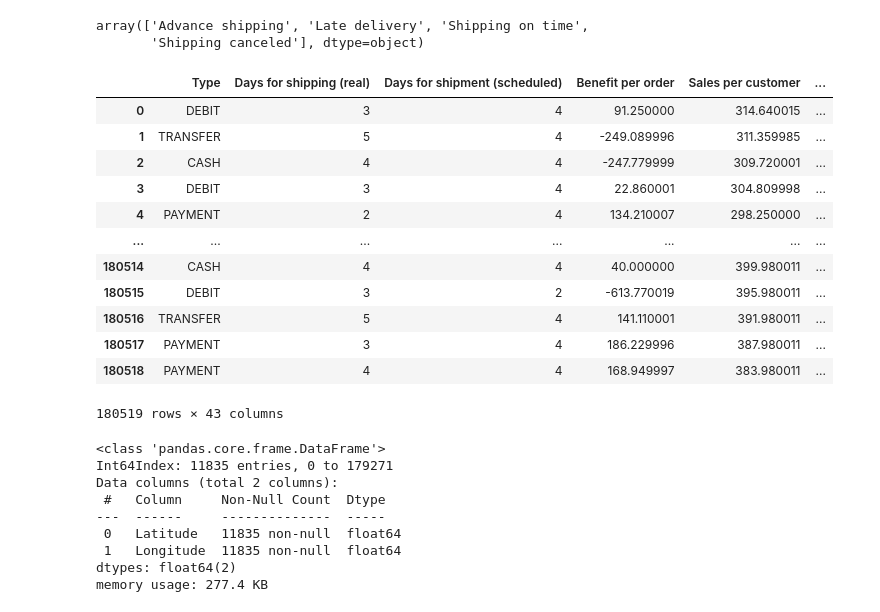
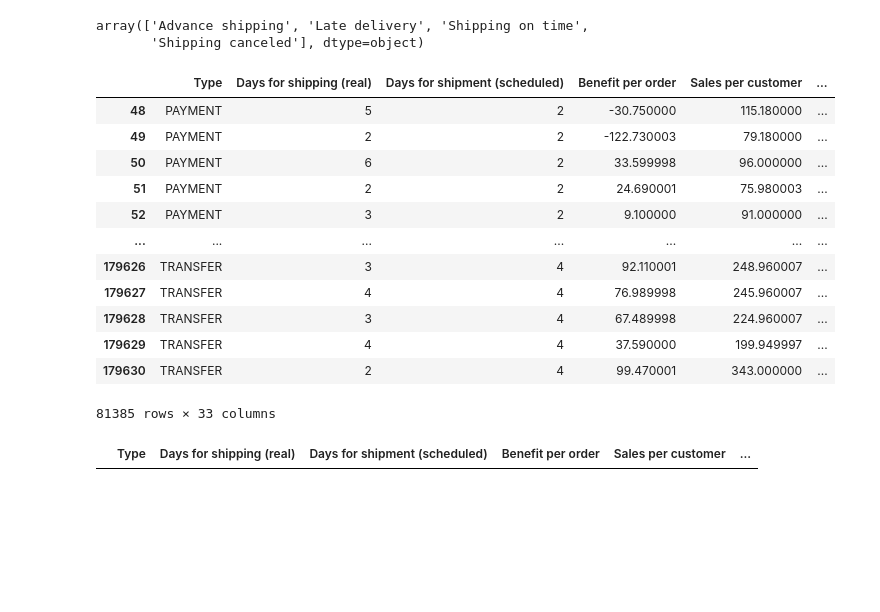
Before and after one commit to miladziekanowska/supply-chain-analysis, a Jupyter notebook: Initial_analysis.ipynb, the cells around one changed output. Drawn from its saved outputs; the diff is of its cells as text; code cells hidden in the pictures; blank space fills up the shorter version.

Commit message:
Added data_cleaning and supply_chain_data_cleaned.csv, also altered Initial_analysis.ipynb

```diff
--- a/Initial_analysis.ipynb
+++ b/Initial_analysis.ipynb
@@ -53,6 +53,7 @@ df = df.drop(['Customer Email', 'Customer Fname', 'Customer Lname',
               'Order Zipcode', 'Product Description', 'Product Image',
               'Product Category Id', 'Category Name', 'Department Name',
               'Order Customer Id','Order Item Cardprod Id', 'Product Name',
-             'Order Profit Per Order', 'Customer City', 'Order Item Product Price',
-             'Order State', 'Order City', ], axis=1)
+             'Latitude', 'Longitude', 'Delivery Status', 'Late_delivery_risk',
+             'Order City', 'Sales', 'Product Status', 'Customer City',
+             'Order State', 'Market'], axis=1)
 # %%
@@ -78,3 +77,7 @@ df.describe(include='all')
+# %%
+decimals = pd.Series([3, 3, 3, 3, 3], index=['Benefit per order', 'Sales per customer', 'Order Item Discount', 'Order Item Total',
+            'Order Profit Per Order'])
+df = df.round(decimals)
 # %%
 df = df.rename(columns={'shipping date (DateOrders)': 'Shipping date',
                        'order date (DateOrders)': 'Order date'})
@@ -117,34 +120,27 @@ df['Delivery Status'].unique()
 array(['Advance shipping', 'Late delivery', 'Shipping on time',
        'Shipping canceled'], dtype=object)
 # %%
-df[df['Market'] != df['Order Region']]
+df[df['Sales'] != df['Product Price']]
 # %% [output]
 |  | Type | Days for shipping (real) | Days for shipment (scheduled) | Benefit per order | Sales per customer | ... |
-| 0 | DEBIT | 3 | 4 | 91.250000 | 314.640015 | ... |
-| 1 | TRANSFER | 5 | 4 | -249.089996 | 311.359985 | ... |
-| 2 | CASH | 4 | 4 | -247.779999 | 309.720001 | ... |
-| 3 | DEBIT | 3 | 4 | 22.860001 | 304.809998 | ... |
-| 4 | PAYMENT | 2 | 4 | 134.210007 | 298.250000 | ... |
+| 48 | PAYMENT | 5 | 2 | -30.750000 | 115.180000 | ... |
+| 49 | PAYMENT | 2 | 2 | -122.730003 | 79.180000 | ... |
+| 50 | PAYMENT | 6 | 2 | 33.599998 | 96.000000 | ... |
+| 51 | PAYMENT | 2 | 2 | 24.690001 | 75.980003 | ... |
+| 52 | PAYMENT | 3 | 2 | 9.100000 | 91.000000 | ... |
 | ... | ... | ... | ... | ... | ... | ... |
-| 180514 | CASH | 4 | 4 | 40.000000 | 399.980011 | ... |
-| 180515 | DEBIT | 3 | 2 | -613.770019 | 395.980011 | ... |
-| 180516 | TRANSFER | 5 | 4 | 141.110001 | 391.980011 | ... |
-| 180517 | PAYMENT | 3 | 4 | 186.229996 | 387.980011 | ... |
-| 180518 | PAYMENT | 4 | 4 | 168.949997 | 383.980011 | ... |
+| 179626 | TRANSFER | 3 | 4 | 92.110001 | 248.960007 | ... |
+| 179627 | TRANSFER | 4 | 4 | 76.989998 | 245.960007 | ... |
+| 179628 | TRANSFER | 3 | 4 | 67.489998 | 224.960007 | ... |
+| 179629 | TRANSFER | 4 | 4 | 37.590000 | 199.949997 | ... |
+| 179630 | TRANSFER | 2 | 4 | 99.470001 | 343.000000 | ... |
-180519 rows × 43 columns
+81385 rows × 33 columns
 # %%
 store_locations_df = pd.DataFrame({'Latitude': df['Latitude'],
                                    'Longitude': df['Longitude']})
 # %%
 store_locations_df = store_locations_df.drop_duplicates()
 # %%
+df.loc[df['Product Status'] == 1]
 # %% [output]
-<class 'pandas.core.frame.DataFrame'>
-Int64Index: 11835 entries, 0 to 179271
-Data columns (total 2 columns):
- #   Column     Non-Null Count  Dtype
----  ------     --------------  -----
- 0   Latitude   11835 non-null  float64
- 1   Longitude  11835 non-null  float64
-dtypes: float64(2)
-memory usage: 277.4 KB
+|  | Type | Days for shipping (real) | Days for shipment (scheduled) | Benefit per order | Sales per customer | ... |
```
Also changed, not shown: parts of 4 cells of this notebook, 3 other files.
